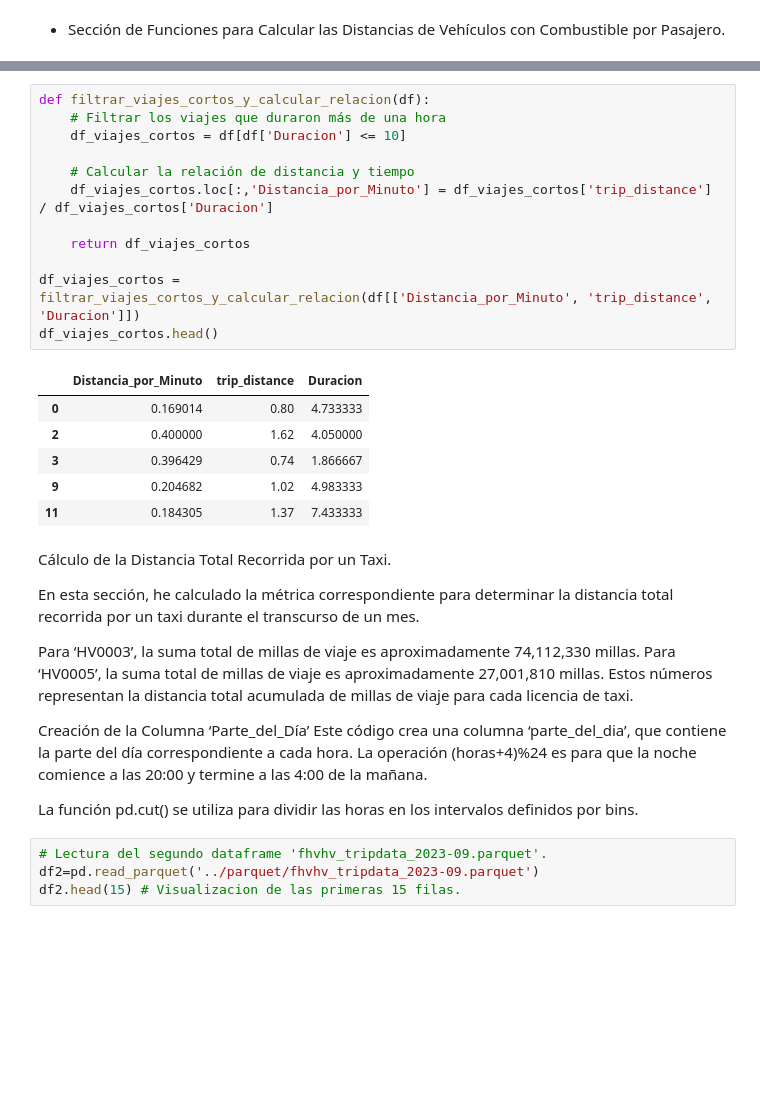
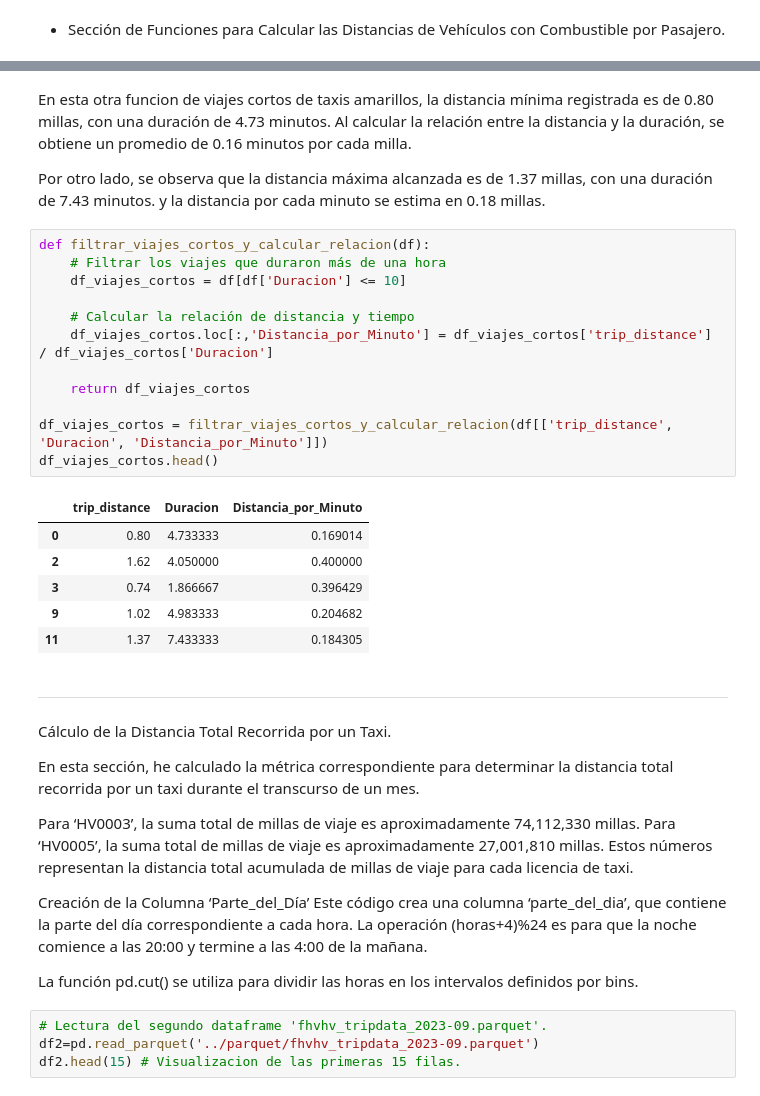
Before and after one commit to rominaEsc/New_York_City_Greenhouse_Gas_Emissions_Analysis, a Jupyter notebook: ETL_Taxis_NY/ETL_Metricas.ipynb, the cells around one changed output, grey strips where cells are left out. Cells and saved outputs as stored; diff of their text form; blank space fills up the shorter version.

```diff
--- a/ETL_Taxis_NY/ETL_Metricas.ipynb
+++ b/ETL_Taxis_NY/ETL_Metricas.ipynb
@@ -196,23 +192,28 @@ df_viajes_medios.head()
+# %% [markdown]
+En esta otra funcion de viajes cortos de taxis amarillos, la distancia mínima registrada es de 0.80 millas, con una duración de 4.73 minutos. Al calcular la relación entre la distancia y la duración, se obtiene un promedio de 0.16 minutos por cada milla.
+
+Por otro lado, se observa que la distancia máxima alcanzada es de 1.37 millas, con una duración de 7.43 minutos. y la  distancia por cada minuto se estima en 0.18 millas.
 # %%
 def filtrar_viajes_cortos_y_calcular_relacion(df):
     # Filtrar los viajes que duraron más de una hora
     df_viajes_cortos = df[df['Duracion'] <= 10]
 
     # Calcular la relación de distancia y tiempo
     df_viajes_cortos.loc[:,'Distancia_por_Minuto'] = df_viajes_cortos['trip_distance'] / df_viajes_cortos['Duracion']
 
     return df_viajes_cortos
 
-df_viajes_cortos = filtrar_viajes_cortos_y_calcular_relacion(df[['Distancia_por_Minuto', 'trip_distance', 'Duracion']])
+df_viajes_cortos = filtrar_viajes_cortos_y_calcular_relacion(df[['trip_distance', 'Duracion', 'Distancia_por_Minuto']])
 df_viajes_cortos.head()
 # %% [output]
-|  | Distancia_por_Minuto | trip_distance | Duracion |
-| 0 | 0.169014 | 0.80 | 4.733333 |
-| 2 | 0.400000 | 1.62 | 4.050000 |
-| 3 | 0.396429 | 0.74 | 1.866667 |
-| 9 | 0.204682 | 1.02 | 4.983333 |
-| 11 | 0.184305 | 1.37 | 7.433333 |
+|  | trip_distance | Duracion | Distancia_por_Minuto |
+| 0 | 0.80 | 4.733333 | 0.169014 |
+| 2 | 1.62 | 4.050000 | 0.400000 |
+| 3 | 0.74 | 1.866667 | 0.396429 |
+| 9 | 1.02 | 4.983333 | 0.204682 |
+| 11 | 1.37 | 7.433333 | 0.184305 |
 # %% [markdown]
+_________________________________________________________________________________________________________
 Cálculo de la Distancia Total Recorrida por un Taxi.<br>
 
 En esta sección, he calculado la métrica correspondiente para determinar la distancia total recorrida por un taxi durante el transcurso de un mes.<br>
```
Also changed, not shown: parts of 26 cells of this notebook.
